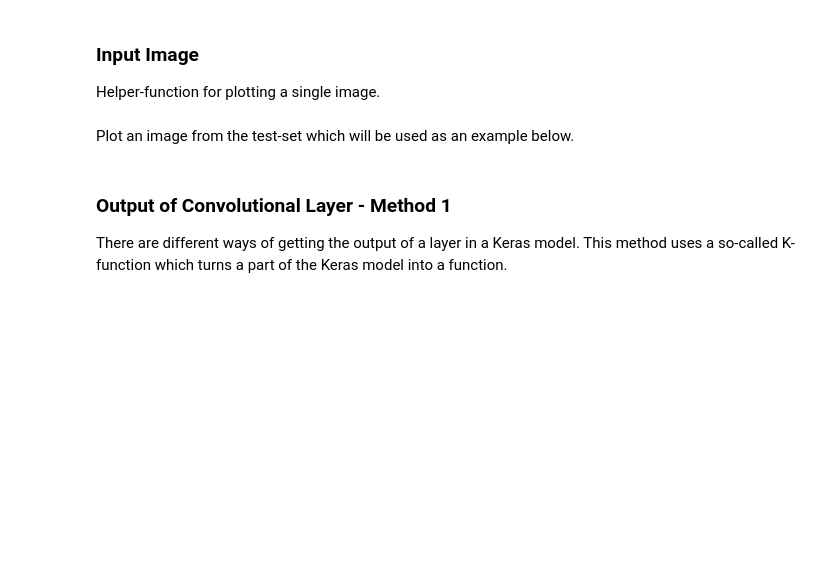
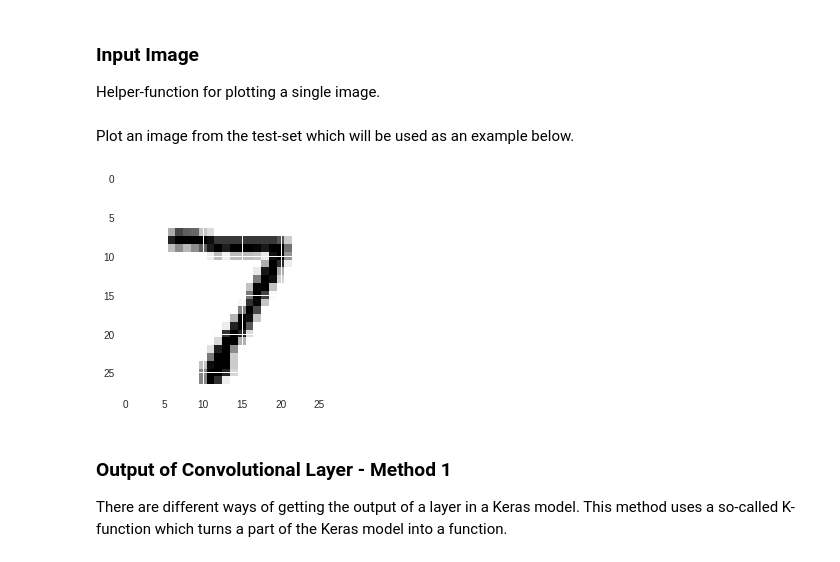
Before and after one commit to wskok2/AI-and-ML, a Jupyter notebook: 03C_Keras_API.ipynb, the cells around one changed output. Drawn from its saved outputs; the diff is of its cells as text; code cells hidden in the pictures; blank space fills up the shorter version.

```diff
--- a/03C_Keras_API.ipynb
+++ b/03C_Keras_API.ipynb
@@ -454,3 +452,6 @@ cls_true = data.y_test_cls[0:9]
+# %%
+data.test.cls = np.array([label.argmax() for label in data.test.labels])
+cls_true = data.test.cls [0:9]
 # %% [markdown]
 We then use the restored model to predict the class-numbers for those images.
 # %%
@@ -593,8 +622,10 @@ def plot_image(image):
 # %% [markdown]
 Plot an image from the test-set which will be used as an example below.
 # %%
-image1 = data.x_test[0]
+image1 = data.test.images[0]
 plot_image(image1)
+# %% [output]
+[figure, added]
 # %% [markdown]
 ### Output of Convolutional Layer - Method 1
 
```
Also changed, not shown: parts of 24 cells of this notebook.
